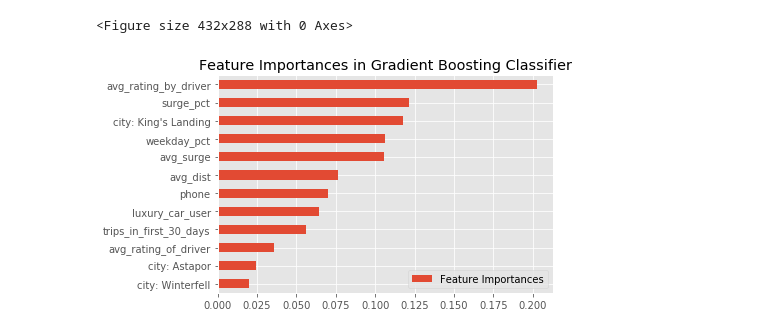
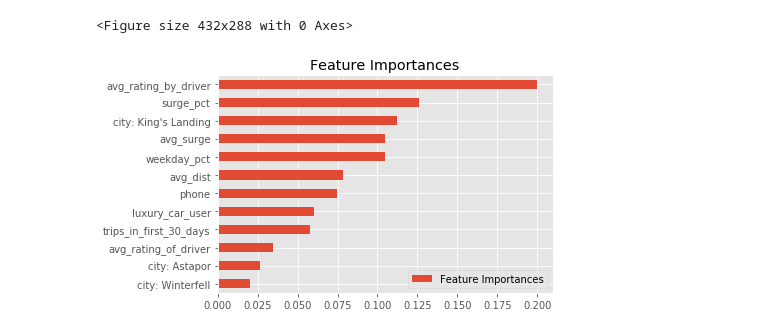
Before and after one commit to b-weintraub/ride-share-churn, a Jupyter notebook: analysis/random_forest.ipynb, the cells around one changed output. Drawn from its saved outputs; the diff is of its cells as text; code cells hidden in the pictures.

Commit message:
update bar chart

```diff
--- a/analysis/random_forest.ipynb
+++ b/analysis/random_forest.ipynb
@@ -167,9 +167,3 @@ array([[0.7781477 , 0.2218523 ],
        [0.508833  , 0.491167  ],
        [0.8629499 , 0.1370501 ],
        [0.14306165, 0.85693835]])
-# %%
-# Building the RandomForestClassifier again setting the out of bag parameter to be true
-rf2 = RandomForestClassifier(n_estimators=1000, oob_score=True)
-rf2.fit(X_train, y_train)
-print("\n11: accuracy score:", rf2.score(X_test, y_test))
-print("    out of bag score:", rf2.oob_score_)
@@ -314,7 +304,16 @@ importances = pd.DataFrame({'Feature Importances': model.feature_importances_},
+# %%
+importances = rf.feature_importances_
+
+
+#indices = np.argsort(importances)[::-1]
+features = list(df.drop(columns='churn?').columns)
 # %%
+# Feature Importances
+importances = pd.DataFrame({'Feature Importances': importances},
+                       index=features)
 importances = importances.sort_values(by='Feature Importances')
 importances.plot(kind='barh')
-plt.title("Feature Importances in Gradient Boosting Classifier")
-plt.savefig("../img/rf_feature_importance.png", bbox_inches='tight', dpi=350)
+plt.title("Feature Importances")
+plt.savefig('../img/rf_feature_importance.png', bbox_inches='tight')
 # %% [output]
-[figure, old version]
+[figure, new version]
```
Also changed, not shown: parts of 9 cells of this notebook, 5 other files.
